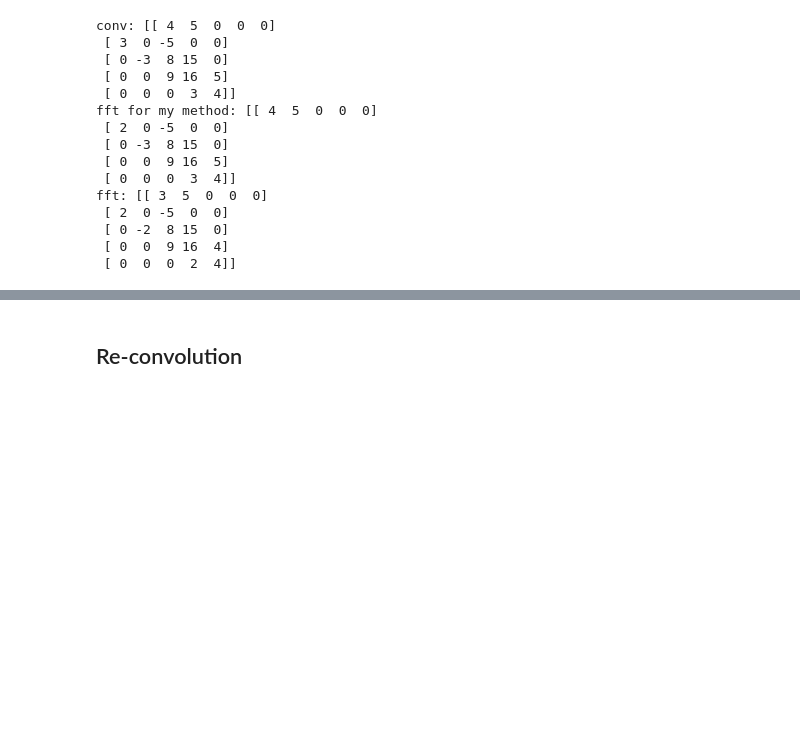
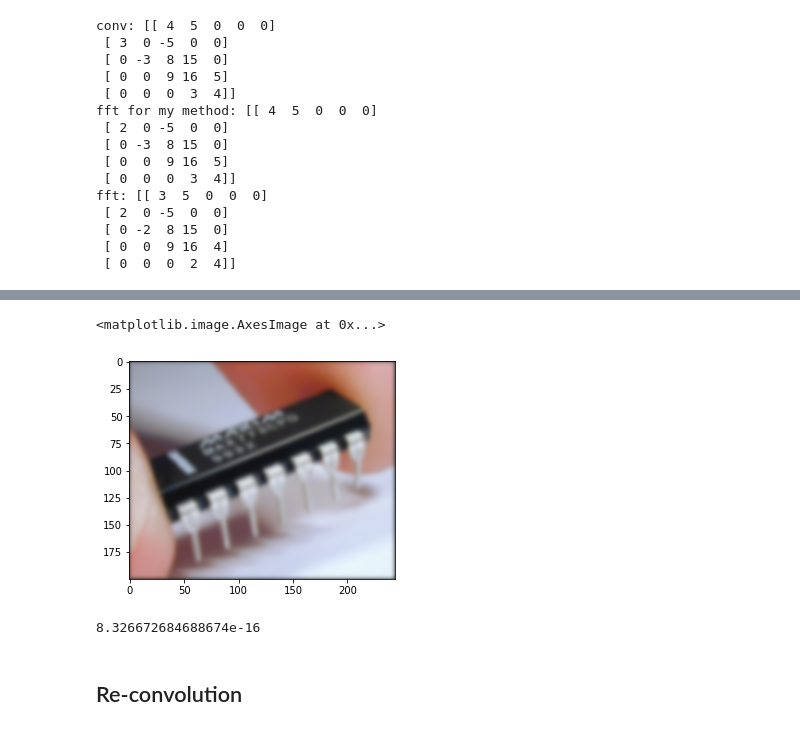
Before and after one commit to FanZang-Allen/Image-Upsampling, a Jupyter notebook: Video&Image Upsampling.ipynb, the cells around one changed output, grey strips where cells are left out. Drawn from its saved outputs; the diff is of its cells as text; code cells hidden in the pictures; blank space fills up the shorter version.

```diff
--- a/Video&Image Upsampling.ipynb
+++ b/Video&Image Upsampling.ipynb
@@ -321,3 +366,34 @@ fft: [[ 3  5  0  0  0]
+# %%
+input_im = test_im.copy()
+gauss_fil = fil
+
+s1 = np.array(input_im.shape[:2])
+s2 = np.array(gauss_fil.shape)
+size = s1 + s2 - 1
+
+fsize = 2 ** np.ceil(np.log2(size)).astype(int)
+fslice = tuple([slice(0, int(sz)) for sz in size])
+
+fil_fft = np.fft.fft2(gauss_fil , fsize)
+im_fft = np.fft.fftn(test_im, (fsize[0],fsize[1], 3))
+
+result = np.fft.ifftn(im_fft * fil_fft[:,:,np.newaxis])[fslice]
+result = np.clip(np.real(result),0,1)
+
+x_pad = int((result.shape[0] - r_channel.shape[0]) / 2)
+y_pad = int((result.shape[1] - r_channel.shape[1]) / 2)
+
+result = result[x_pad:-x_pad, y_pad:-y_pad,:]
+
+plt.figure()
+plt.imshow(result)
+# %% [output]
+<matplotlib.image.AxesImage at 0x...>
+[figure, added]
+# %%
+(direct_fil_result[20:-20,20:-20,:] - result[20:-20,20:-20,:]).max()
+# %% [output]
+8.326672684688674e-16
 # %% [markdown]
 ## Re-convolution
 # %% [markdown]
```
Also changed, not shown: parts of 14 cells of this notebook, 1 other file.
